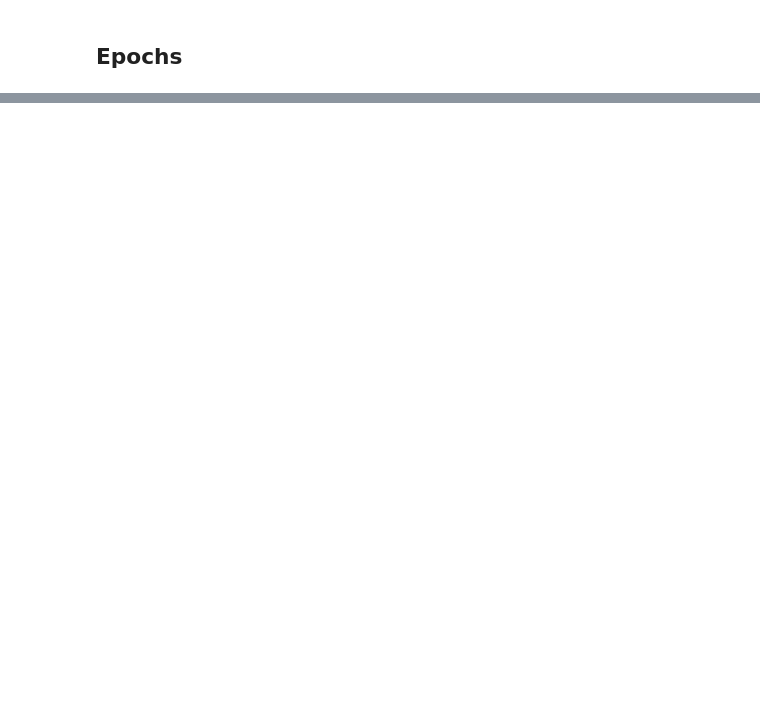
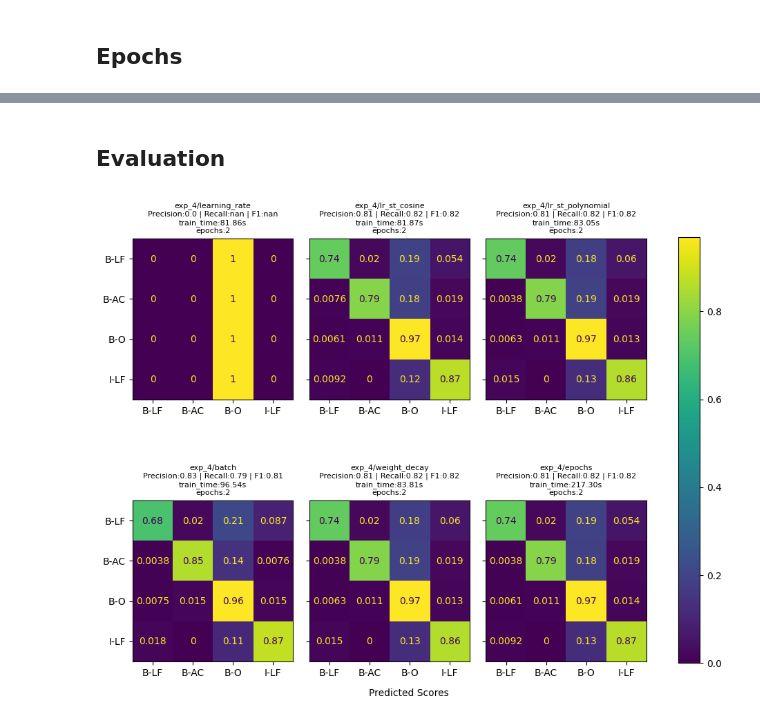
Before and after one commit to OliverKrieger/COM3029---NLP, a Jupyter notebook: cw/report/report_notebook.ipynb, the cells around one changed output, grey strips where cells are left out. Saved outputs shown, nothing was run; the diff lists cells and outputs as text; code cells hidden in the pictures; blank space fills up the shorter version.

```diff
--- a/cw/report/report_notebook.ipynb
+++ b/cw/report/report_notebook.ipynb
@@ -772,6 +781,7 @@ def run_train_and_plot_pipeline(
     train_model_checkpoint_name:str="distilbert-base-uncased", # if we re-train use this
     exp_path:str="exp_test", # otherwise to load data, will use this
     epochs:int=2,
+    training_args:TrainingArguments=None # override if wanted
 ) -> tuple[ConfusionMatrixDisplay, dict, str, dict]:
     label_list:list[str] = train_data_collection.unique_ner_tags
     id2label:dict = train_data_collection.ner_idx2label
@@ -794,9 +804,10 @@ def run_train_and_plot_pipeline(
     test_tokenised = batch_list(tokenize_and_align_labels(test_data_collection))
     validation_tokenised = batch_list(tokenize_and_align_labels(validation_data_collection))
 
+    training_args = get_training_args(out_dir=exp_path, epochs=epochs) if training_args == None else training_args
     trainer:Trainer = get_trainer(
         model,
-        get_training_args(out_dir=exp_path, epochs=epochs),
+        training_args,
         train_tokenised,
         test_tokenised)
 
@@ -1622,2 +1637,5 @@ plot_unified_graphs(exp3_plots, 2)
+# %%
+exp4_plots:list[tuple[ConfusionMatrixDisplay, dict, str, dict]] = []
+retrain_exp_4 = True
 # %% [markdown]
 ## Learning Rate
@@ -1623,0 +1786,16 @@ plot_unified_graphs(exp3_plots, 2)
+# %%
+exp_path = "exp_4/weight_decay"
+exp4_training_args = get_training_args(
+    out_dir=exp_path,
+    weight_decay=0.05,
+    epochs=20
+)
+exp4_plots.append(run_train_and_plot_pipeline(
+        train_collection,
+        test_collection,
+        validation_collection,
+        retrain_exp_4,
+        exp_path=exp_path,
+        training_args=exp4_training_args
+    )
+)
@@ -1627,0 +1822,15 @@ plot_unified_graphs(exp3_plots, 2)
+# %%
+exp_path = "exp_4/epochs"
+exp4_training_args = get_training_args(
+    out_dir=exp_path,
+    epochs=50
+)
+exp4_plots.append(run_train_and_plot_pipeline(
+        train_collection,
+        test_collection,
+        validation_collection,
+        retrain_exp_4,
+        exp_path=exp_path,
+        training_args=exp4_training_args
+    )
+)
@@ -1627,0 +1855,6 @@ plot_unified_graphs(exp3_plots, 2)
+# %% [markdown]
+## Evaluation
+# %%
+plot_unified_graphs(exp4_plots)
+# %% [output]
+[figure, added]
```
Also changed, not shown: parts of 13 cells of this notebook, 2 other files.
